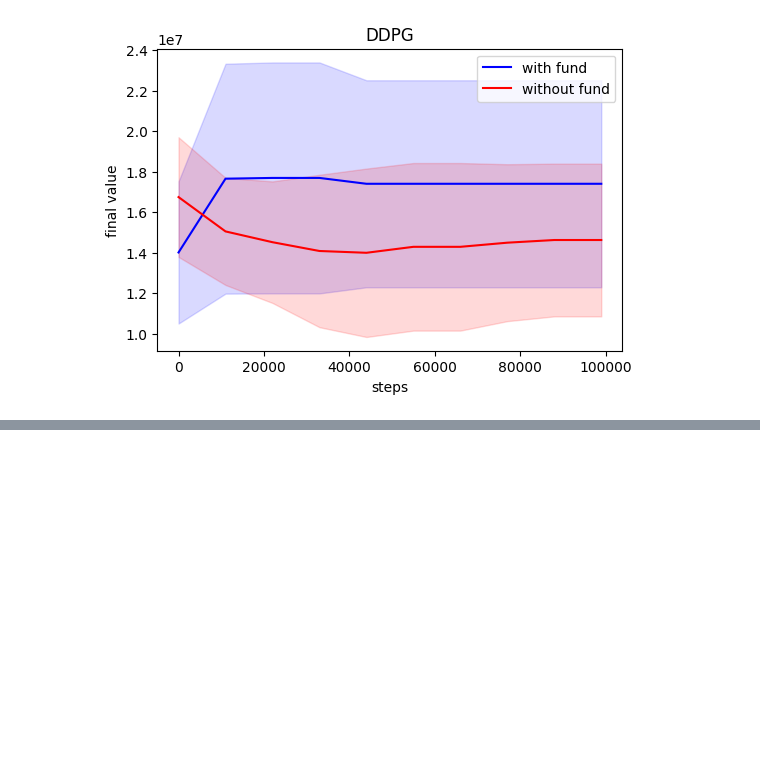
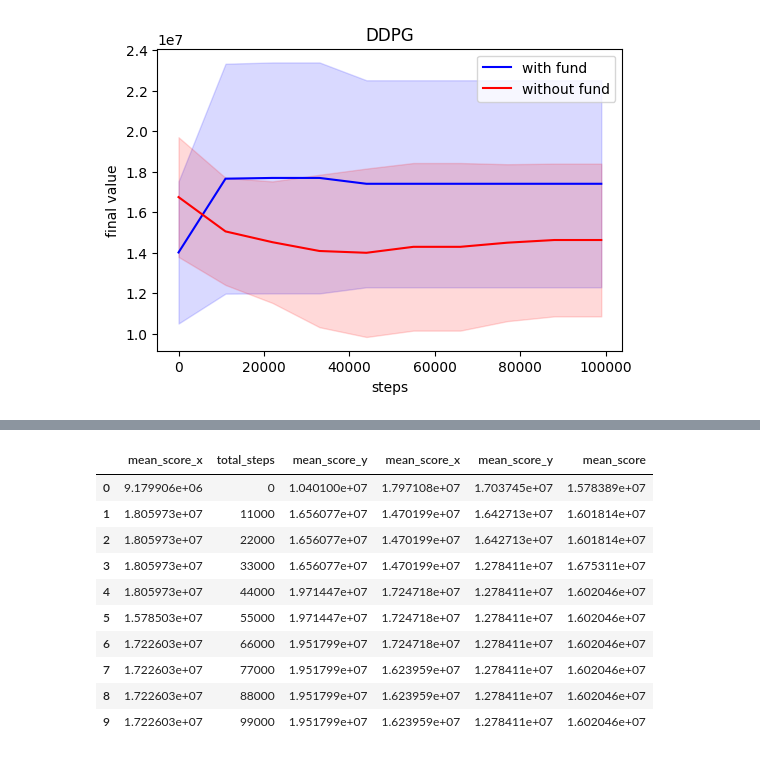
Before and after one commit to ytliu74/PRP_Demo, a Jupyter notebook: prp_report_plot.ipynb, the cells around one changed output, grey strips where cells are left out. Saved outputs shown, nothing was run; the diff lists cells and outputs as text; code cells hidden in the pictures; blank space fills up the shorter version.

```diff
--- a/prp_report_plot.ipynb
+++ b/prp_report_plot.ipynb
@@ -38,0 +67,22 @@ Text(0, 0.5, 'final value')
+# %%
+dl = os.listdir("./logs/SAC/")
+# %%
+df = pd.read_csv(f"./logs/SAC/{dl[0]}/evaluator.csv").drop(
+    columns=[col+'_score' for col in ['std', 'min', 'max']])
+for path in dl[1:]:
+    x = pd.read_csv(f"./logs/SAC/{path}/evaluator.csv").drop(
+        columns=[col+'_score' for col in ['std', 'min', 'max']])
+    df = pd.merge(df, x, on='total_steps')
+df
+# %% [output]
+|  | mean_score_x | total_steps | mean_score_y | mean_score_x | mean_score_y | mean_score |
+| 0 | 9.179906e+06 | 0 | 1.040100e+07 | 1.797108e+07 | 1.703745e+07 | 1.578389e+07 |
+| 1 | 1.805973e+07 | 11000 | 1.656077e+07 | 1.470199e+07 | 1.642713e+07 | 1.601814e+07 |
+| 2 | 1.805973e+07 | 22000 | 1.656077e+07 | 1.470199e+07 | 1.642713e+07 | 1.601814e+07 |
+| 3 | 1.805973e+07 | 33000 | 1.656077e+07 | 1.470199e+07 | 1.278411e+07 | 1.675311e+07 |
+| 4 | 1.805973e+07 | 44000 | 1.971447e+07 | 1.724718e+07 | 1.278411e+07 | 1.602046e+07 |
+| 5 | 1.578503e+07 | 55000 | 1.971447e+07 | 1.724718e+07 | 1.278411e+07 | 1.602046e+07 |
+| 6 | 1.722603e+07 | 66000 | 1.951799e+07 | 1.724718e+07 | 1.278411e+07 | 1.602046e+07 |
+| 7 | 1.722603e+07 | 77000 | 1.951799e+07 | 1.623959e+07 | 1.278411e+07 | 1.602046e+07 |
+| 8 | 1.722603e+07 | 88000 | 1.951799e+07 | 1.623959e+07 | 1.278411e+07 | 1.602046e+07 |
+| 9 | 1.722603e+07 | 99000 | 1.951799e+07 | 1.623959e+07 | 1.278411e+07 | 1.602046e+07 |
```
Also changed, not shown: parts of 6 cells of this notebook.
